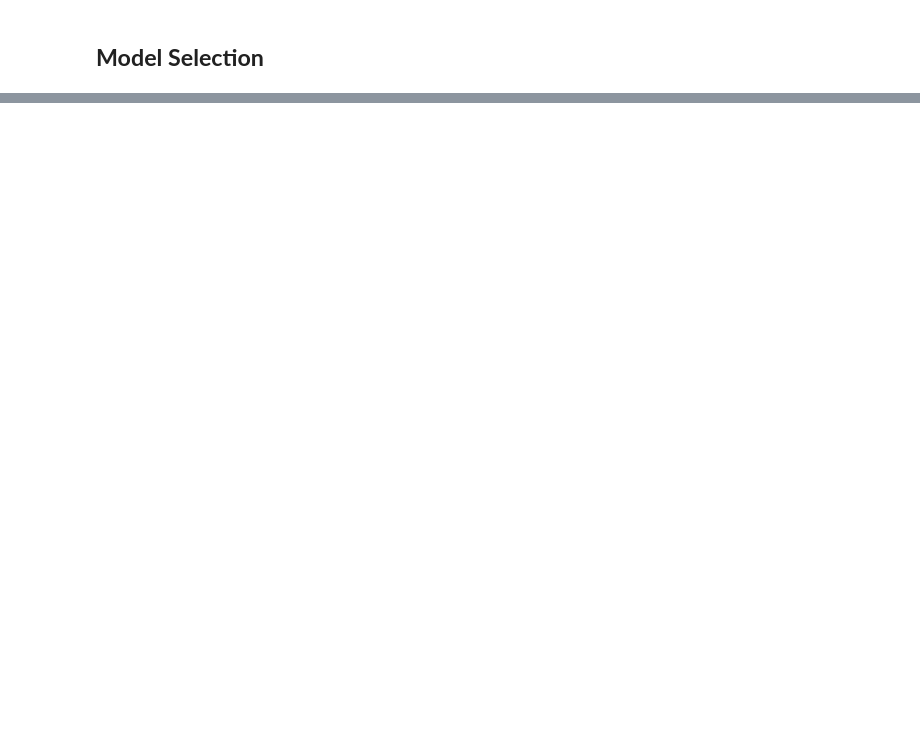
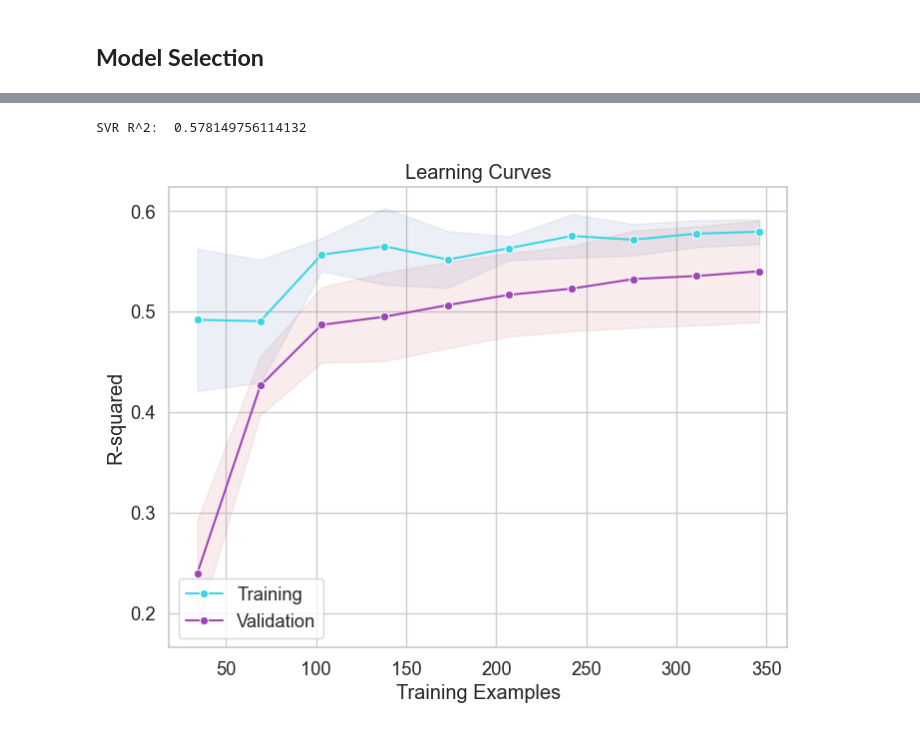
Before and after one commit to fwnriyx/poly, a Jupyter notebook: AI and Machine Learning/CA1/Regression/housing.ipynb, the cells around one changed output, grey strips where cells are left out. Cells and saved outputs as stored; diff of their text form; code cells hidden in the pictures; blank space fills up the shorter version.

Commit message:
Updated Hyperparameter Tuning

```diff
--- a/AI and Machine Learning/CA1/Regression/housing.ipynb
+++ b/AI and Machine Learning/CA1/Regression/housing.ipynb
@@ -695,0 +684,9 @@ for model in tqdm(finalModels):
+# %%
+outliers_area = outlierDetection(house_df, 'House Area (sqm)')
+house_df_cleaned_area = house_df[~house_df.index.isin(outliers_area.index)]
+
+outliers_price = outlierDetection(house_df_cleaned_area, 'Price ($)')
+house_df_cleaned_price = house_df_cleaned_area[~house_df_cleaned_area.index.isin(outliers_price.index)]
+
+X = house_df_cleaned_price.drop('Price ($)', axis=1)
+y = house_df_cleaned_price['Price ($)']
@@ -695,0 +766,27 @@ for model in tqdm(finalModels):
+# %%
+#Resplit the data
+
+X_train, X_test, y_train, y_test = train_test_split(X, y, test_size=0.2, random_state=42)
+
+# reset index for x_train and x_test
+X_train = X_train.reset_index(drop=True)
+X_test = X_test.reset_index(drop=True)
+
+# reset index for y_train and y_test
+y_train = y_train.reset_index(drop=True)
+y_test = y_test.reset_index(drop=True)
+# %%
+from sklearn.svm import SVR
+
+# Create an SVR model with the best hyperparameters
+svr_model = SVR(kernel='rbf', C=0.6, epsilon=0.07, gamma='scale')
+
+# Train the SVR model
+svr_model.fit(X_train, y_train)
+predictions = svr_model.predict(X_test)
+
+print('SVR R^2: ', r2_score(y_test, predictions))
+plot_learning_curves(svr_model, X_train, y_train, cv= 5)
+# %% [output]
+SVR R^2:  0.578149756114132
+[figure, added]
```
Also changed, not shown: parts of 19 cells of this notebook.
